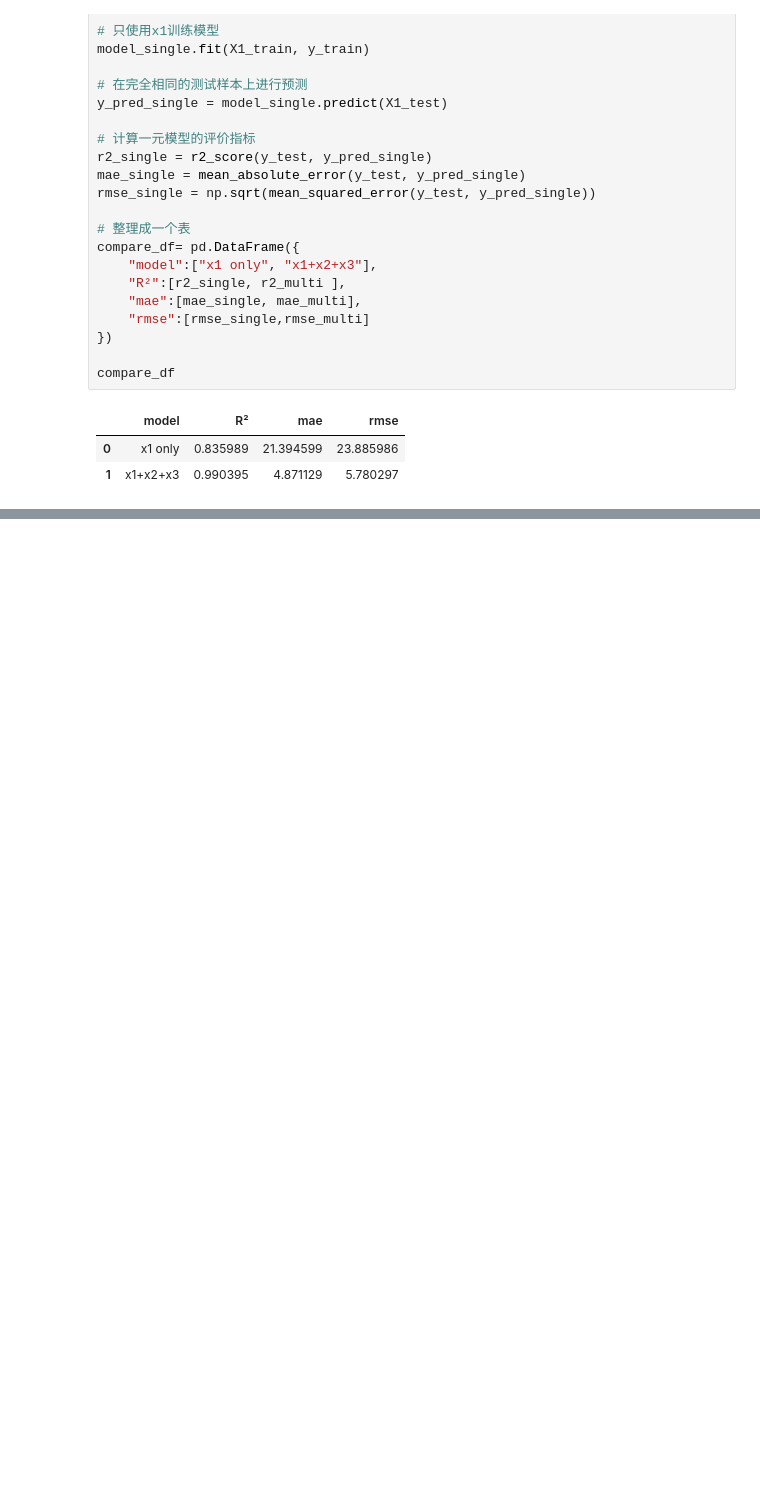
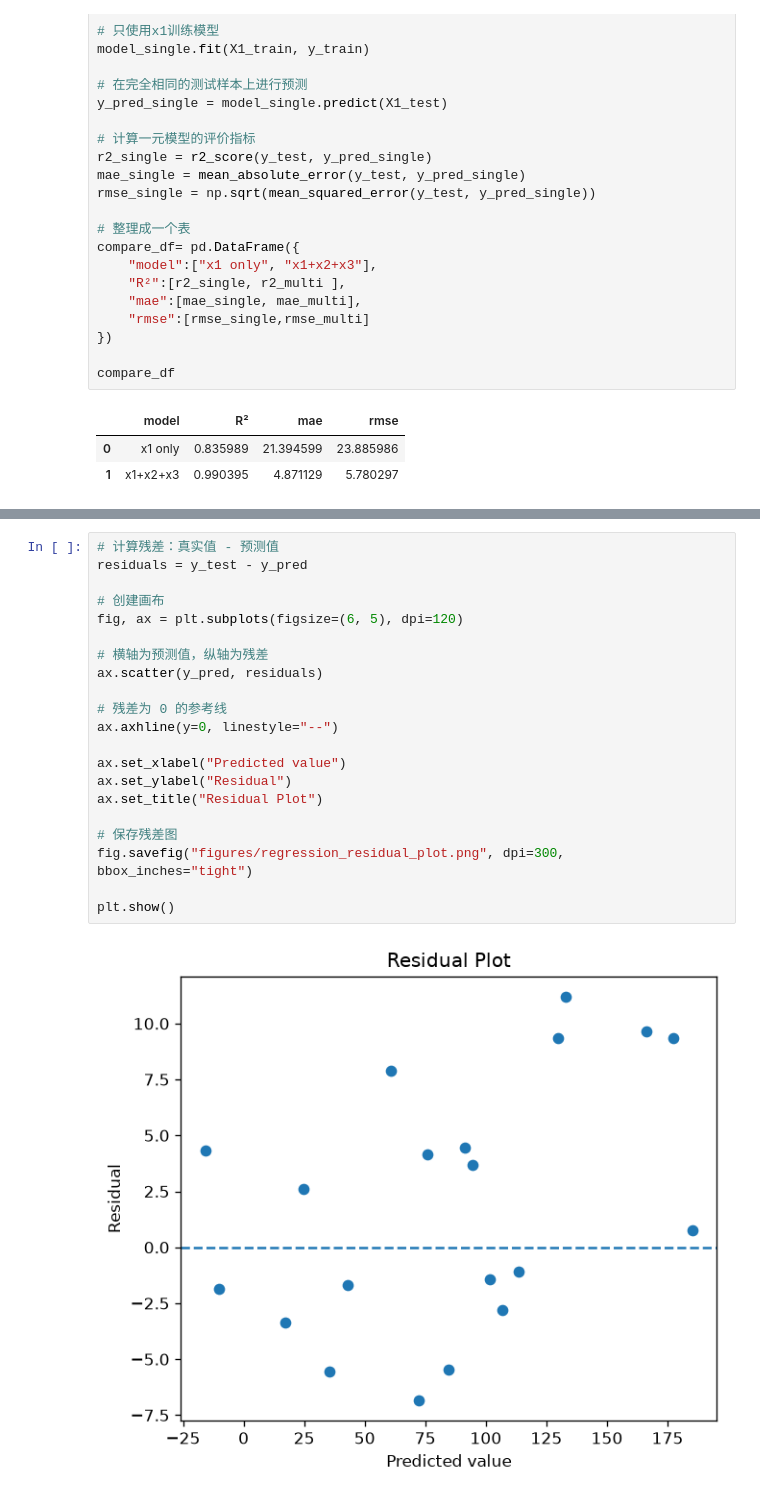
Before and after one commit to Zack123Chen/CUMCM2026, a Jupyter notebook: regression_practice.ipynb, the cells around one changed output, grey strips where cells are left out. Saved outputs shown, nothing was run; the diff lists cells and outputs as text; blank space fills up the shorter version.

```diff
--- a/regression_practice.ipynb
+++ b/regression_practice.ipynb
@@ -448,0 +520,23 @@ compare_df
+# %%
+# 计算残差：真实值 - 预测值
+residuals = y_test - y_pred
+
+# 创建画布
+fig, ax = plt.subplots(figsize=(6, 5), dpi=120)
+
+# 横轴为预测值，纵轴为残差
+ax.scatter(y_pred, residuals)
+
+# 残差为 0 的参考线
+ax.axhline(y=0, linestyle="--")
+
+ax.set_xlabel("Predicted value")
+ax.set_ylabel("Residual")
+ax.set_title("Residual Plot")
+
+# 保存残差图
+fig.savefig("figures/regression_residual_plot.png", dpi=300, bbox_inches="tight")
+
+plt.show()
+# %% [output]
+[figure, added]
```
Also changed, not shown: parts of 6 cells of this notebook, 3 other files.
